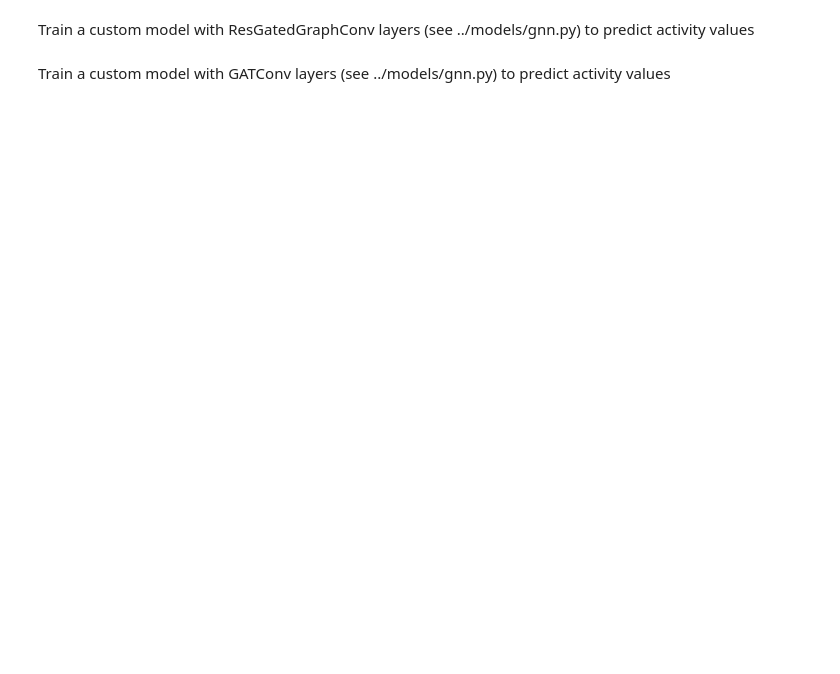
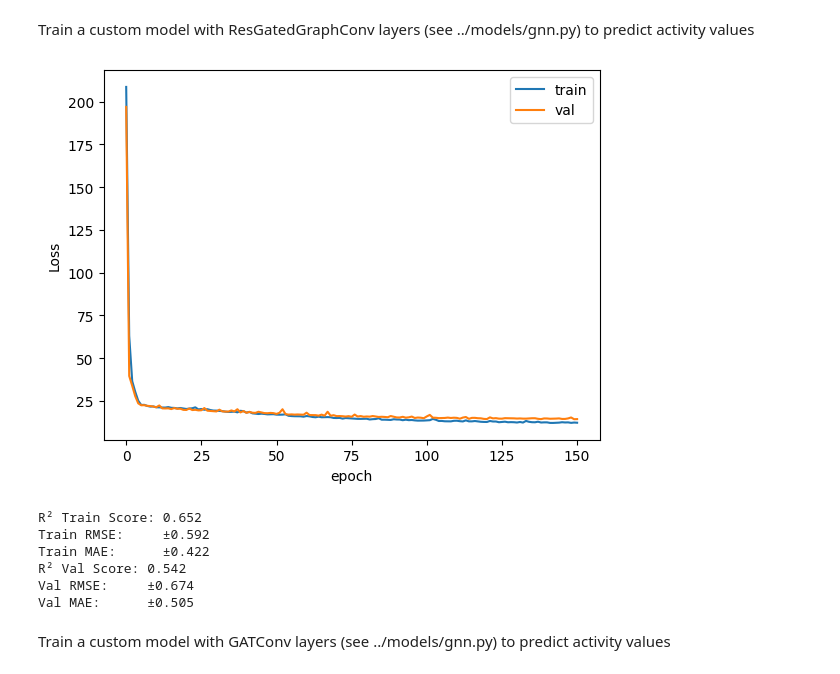
Before and after one commit to lizasidler/qsar-benchmark, a Jupyter notebook: notebooks/GNN_regression.ipynb, the cells around one changed output. Cells and saved outputs as stored; diff of their text form; code cells hidden in the pictures; blank space fills up the shorter version.

```diff
--- a/notebooks/GNN_regression.ipynb
+++ b/notebooks/GNN_regression.ipynb
@@ -144,15 +158,23 @@ model.fit(train_loader, val_loader, device, epochs=epochs)
 # %%
 plt.plot(model.train_loss, label='train')
 plt.plot(model.val_loss, label='val')
 
 plt.legend()
 plt.xlabel('epoch')
 plt.ylabel('Loss')
-plt.xticks(range(0, epochs, 10))
+plt.xticks(range(0, len(model.val_loss), 25))
 plt.show()
 
 model.eval()
 model.analysis(train_loader, val_loader, device)
+# %% [output]
+[figure, added]
+R² Train Score: 0.652
+Train RMSE:     ±0.592
+Train MAE:      ±0.422
+R² Val Score: 0.542
+Val RMSE:     ±0.674
+Val MAE:      ±0.505
 # %% [markdown]
 Train a custom model with GATConv layers (see ../models/gnn.py) to predict activity values
 # %%
```
Also changed, not shown: parts of 12 cells of this notebook, 5 other files.
